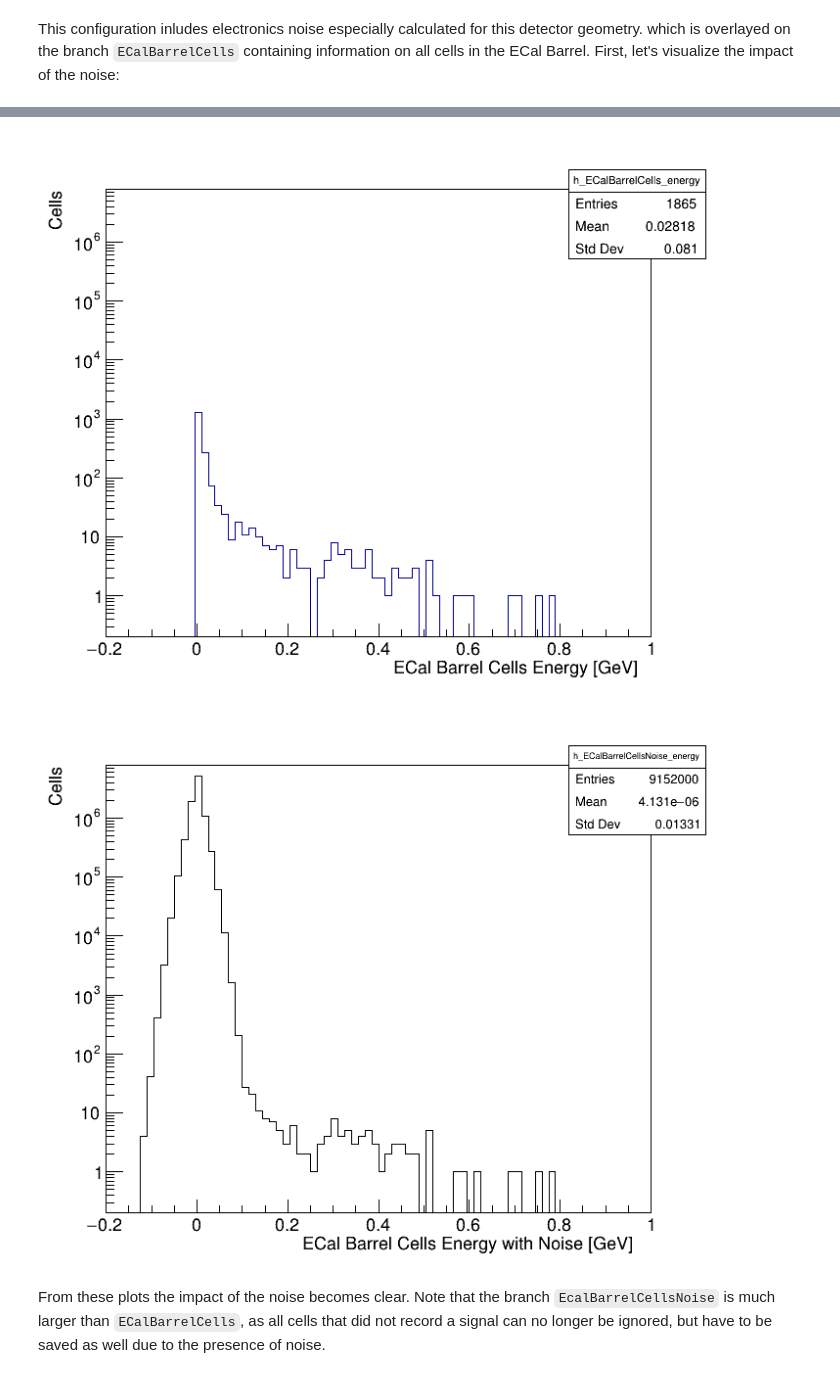
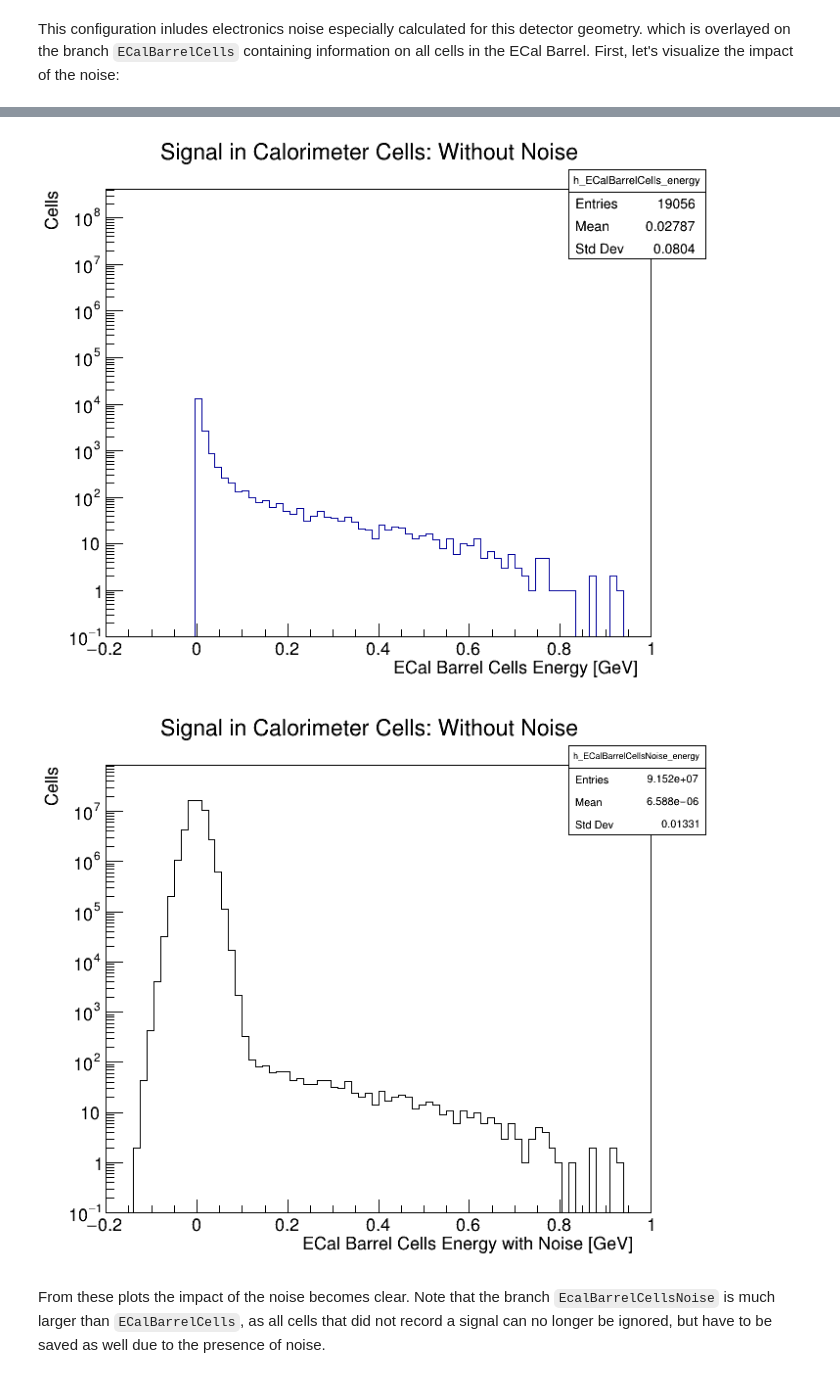
Before and after one commit to HEP-FCC/fcc-tutorials, a Jupyter notebook: FccCaloPerformance.ipynb, the cells around one changed output, grey strips where cells are left out. Drawn from its saved outputs; the diff is of its cells as text; code cells hidden in the pictures.

```diff
--- a/FccCaloPerformance.ipynb
+++ b/FccCaloPerformance.ipynb
@@ -182,30 +182,40 @@ ApplicationMgr       INFO Application Manager Terminated successfully
 This configuration inludes electronics noise especially calculated for this detector geometry. which is overlayed on the branch `ECalBarrelCells` containing information on all cells in the ECal Barrel.
 First, let's visualize the impact of the noise:
 # %%
+# histograms of the calorimeter signals in all cells with and without noise
+# (zero-suppressed without noise)
+
+
 import ROOT
 f = ROOT.TFile("output_allCalo_reco_noise.root")
 events = f.Get("events")
 
 c = ROOT.TCanvas("c_ECalBarrelCellsNoise_energy", "", 700, 600)
 
-h = ROOT.TH1F("h_ECalBarrelCells_energy", ";ECal Barrel Cells Energy [GeV]; Cells", 80, -0.2 ,1)
-events.Draw("ECalBarrelCells.core.energy >> h_ECalBarrelCells_energy", "", "", 10, 0)
-h.GetYaxis().SetRangeUser(0.2, 8*10**6)
+h = ROOT.TH1F("h_ECalBarrelCells_energy", "Signal in Calorimeter Cells: Without Noise;ECal Barrel Cells Energy [GeV]; Cells", 80, -0.2 ,1)
+events.Draw("ECalBarrelCells.core.energy >> h_ECalBarrelCells_energy", "", "")
 
 
 
-c.SetLogy()
-c.Draw()
+
+
+
+
 
 c2 = ROOT.TCanvas("c_ECalBarrelCells_energy", "", 700, 600)
 #h2 = ROOT.TH1F("h_ECalBarrelCellsNoise_energy", ";ECall Barrel Cells Energy with Noise [GeV]; Events", 80, -0.2 ,1)
 h2 = h.Clone("h_ECalBarrelCellsNoise_energy")
-h2.SetTitle(";ECal Barrel Cells Energy with Noise [GeV]; Cells")
-events.Draw("ECalBarrelCellsNoise.core.energy>> h_ECalBarrelCellsNoise_energy", "", "", 10, 0)
-h2.GetYaxis().SetRangeUser(0.2, 8*10**6)
+h2.SetTitle("Signal in Calorimeter Cells: With Noise;ECal Barrel Cells Energy with Noise [GeV]; Cells")
+events.Draw("ECalBarrelCellsNoise.core.energy>> h_ECalBarrelCellsNoise_energy", "", "")
+h2.GetYaxis().SetRangeUser(0.1,h2.GetMaximum()*5)
+
 h2.SetLineColor(ROOT.kBlack)
 
 
+h.GetYaxis().SetRangeUser(0.1,h2.GetMaximum()*5)
+c.SetLogy()
+c.Draw()
+
 c2.SetLogy()
 c2.Draw()
 # %% [output]
@@ -213,3 +224,3 @@ Warning in <TCanvas::Constructor>: Deleting canvas with same name: c_ECalBarrelC
-[figure, old version]
+[figure, new version]
-[figure, old version]
+[figure, new version]
 # %% [markdown]
```
Also changed, not shown: parts of 14 cells of this notebook, 1 other file.
